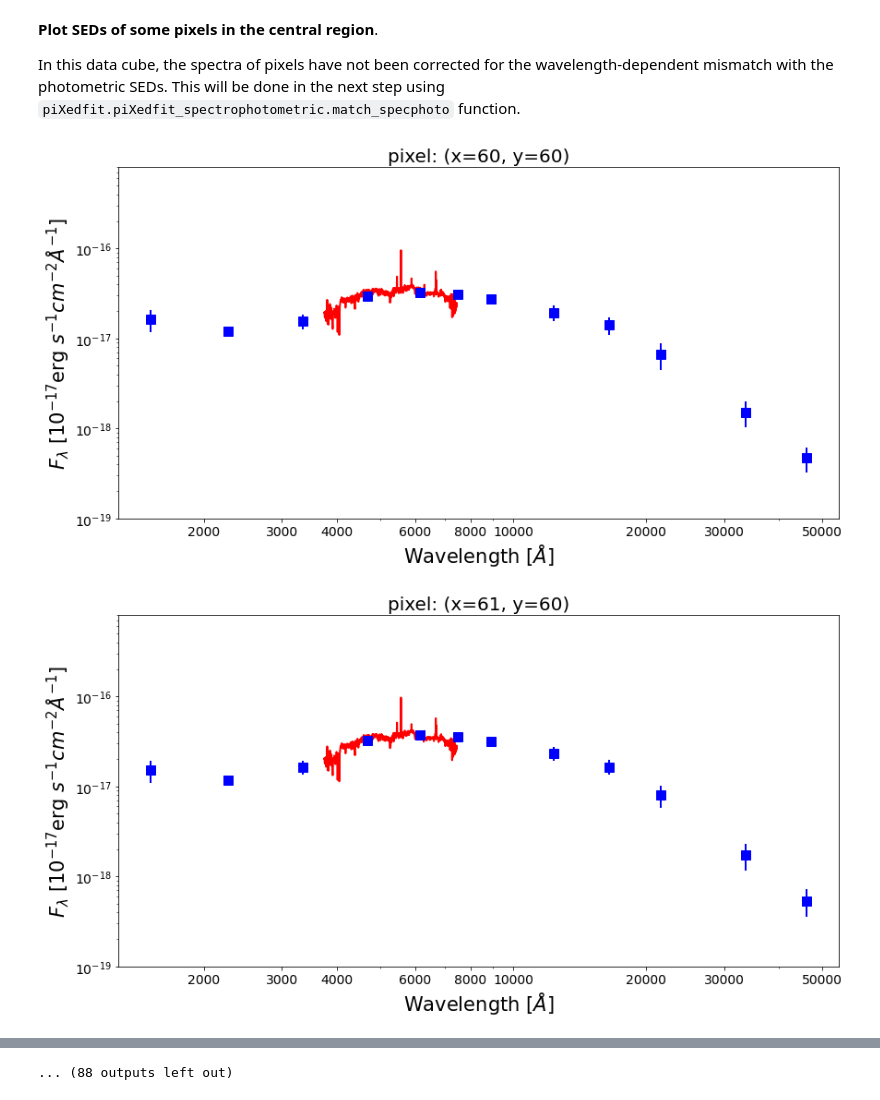
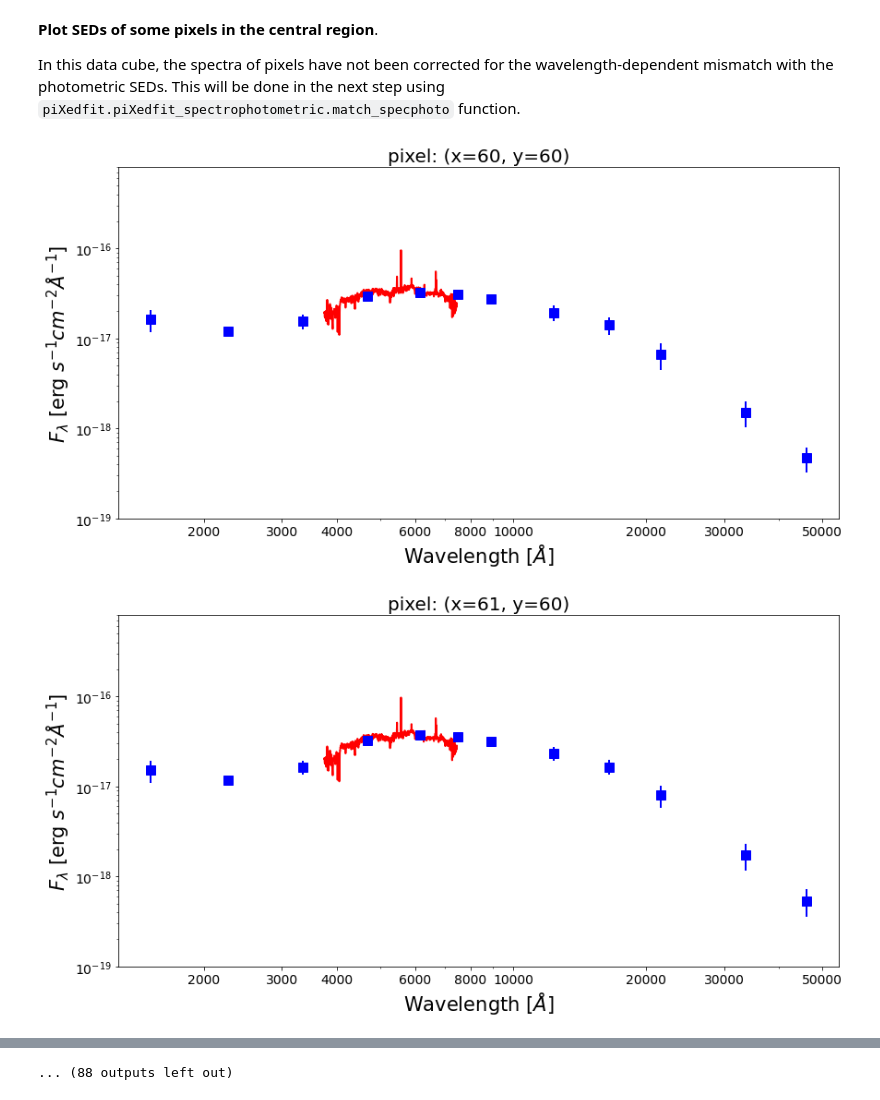
Before and after one commit to aabdurrouf/piXedfit, a Jupyter notebook: examples/FUVtoNIR_CALIFA/Step3_matching_img_ifs_part1.ipynb, the cells around one changed output, grey strips where cells are left out. Cells and saved outputs as stored; diff of their text form; code cells hidden in the pictures.

```diff
--- a/examples/FUVtoNIR_CALIFA/Step3_matching_img_ifs_part1.ipynb
+++ b/examples/FUVtoNIR_CALIFA/Step3_matching_img_ifs_part1.ipynb
@@ -109,33 +109,33 @@ In this data cube, the spectra of pixels have not been corrected for the wavelen
 from matplotlib.ticker import ScalarFormatter
 
 nwaves = len(spec_wave)
 
 for yy in range(60,70):
     for xx in range(60,70):
         photo_SED = pix_photo_flux[yy][xx]
         photo_SED_err = pix_photo_flux_err[yy][xx]
         spec_SED = pix_spec_flux[yy][xx]
         spec_SED_err = pix_spec_flux_err[yy][xx]
 
         fig1 = plt.figure(figsize=(14,7))
         f1 = plt.subplot()
         plt.title("pixel: (x=%d, y=%d)" % (xx,yy), fontsize=20)
         f1.set_yscale('log')
         f1.set_xscale('log')
         plt.setp(f1.get_yticklabels(), fontsize=14)
         plt.setp(f1.get_xticklabels(), fontsize=14)
         plt.xlabel(r'Wavelength $[\AA]$', fontsize=21)
-        plt.ylabel(r'$F_{\lambda}$ [$10^{-17}$erg $s^{-1}cm^{-2}\AA^{-1}$]', fontsize=21)
+        plt.ylabel(r'$F_{\lambda}$ [erg $s^{-1}cm^{-2}\AA^{-1}$]', fontsize=21)
         xticks = [2000,3000,4000,6000,8000,10000,20000,30000,50000]
         plt.xticks(xticks)
         plt.ylim(1.0e-19,8e-16)
         for axis in [f1.xaxis]:
             axis.set_major_formatter(ScalarFormatter())
 
         # Optional: cut the spectra around the edges
         plt.plot(spec_wave[20:nwaves-20], spec_SED[20:nwaves-20], lw=2.0, color='red')
         plt.errorbar(photo_wave, photo_SED, yerr=photo_SED_err, markersize=10,
                                 color='blue', fmt='s', lw=2)
 # %% [output]
-[figure, old version]
+[figure, new version]
-[figure, old version]
+[figure, new version]
```
Also changed, not shown: parts of 1 cell of this notebook, 2 other files.
